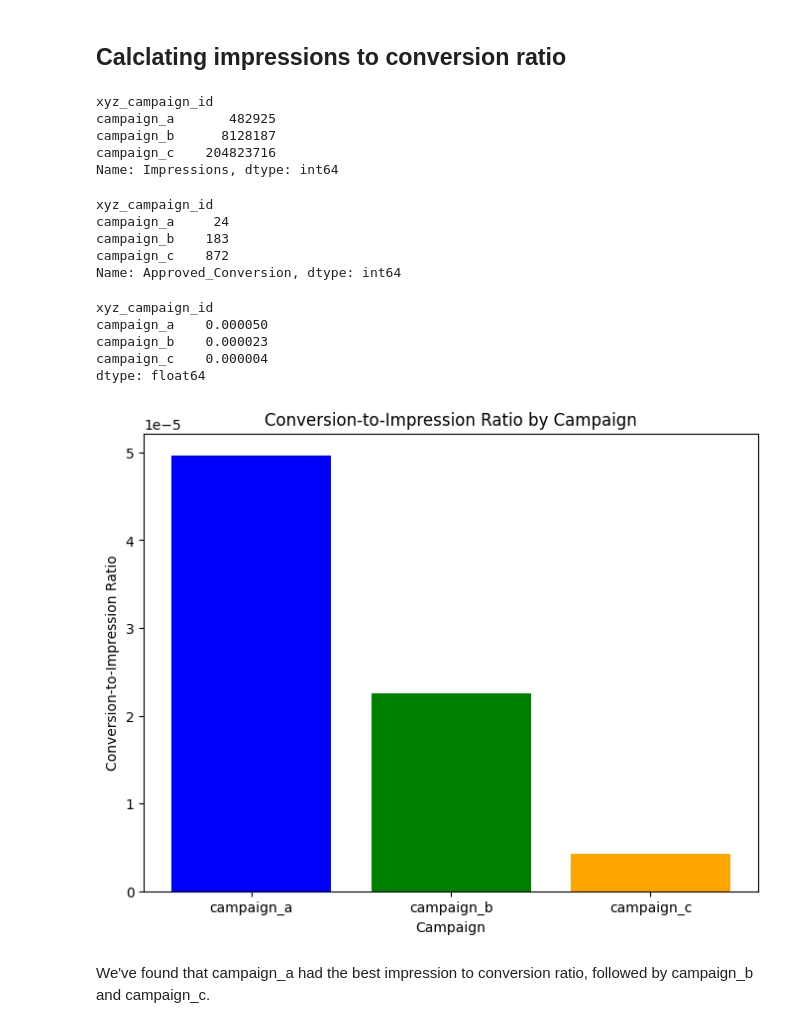
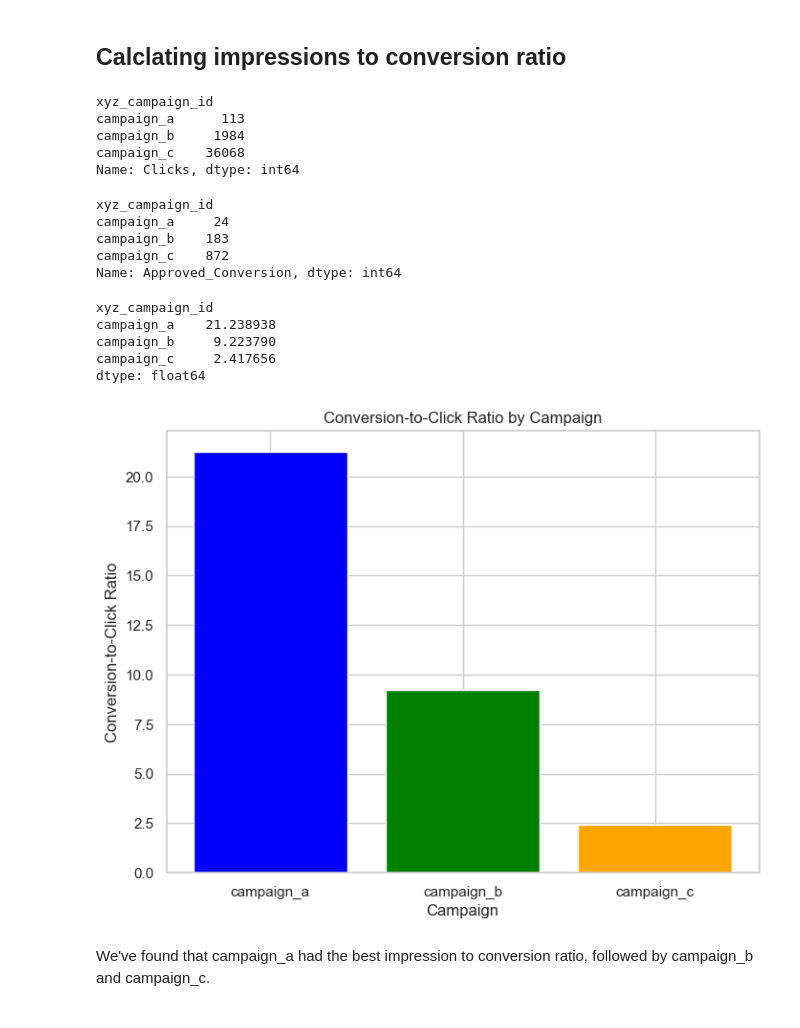
Before and after one commit to joela03/Marketing-EDA, a Jupyter notebook: marketing_eda.ipynb, the cells around one changed output. Saved outputs shown, nothing was run; the diff lists cells and outputs as text; code cells hidden in the pictures.

Commit message:
changed conversion rate to conversion/clicks rather than conversion/impressions

```diff
--- a/marketing_eda.ipynb
+++ b/marketing_eda.ipynb
@@ -111,14 +111,14 @@ Campaign C had the most approved conversions but also had the most ads.
 ## Calclating impressions to conversion ratio
 # %%
 #Counting the number of impressions for each ad campaign
-campaign_impression_count = df.groupby("xyz_campaign_id")["Impressions"].sum()
-print(campaign_impression_count)
+campaign_click_count = df.groupby("xyz_campaign_id")["Clicks"].sum()
+print(campaign_click_count)
 # %% [output]
 xyz_campaign_id
-campaign_a       482925
-campaign_b      8128187
-campaign_c    204823716
-Name: Impressions, dtype: int64
+campaign_a      113
+campaign_b     1984
+campaign_c    36068
+Name: Clicks, dtype: int64
 # %%
 # Counting the number of approved conversions for each campaign
 approved_conversions_by_campaign = df.groupby(
@@ -133,27 +133,27 @@ Name: Approved_Conversion, dtype: int64
 # %%
 # Calculating the ratio between the approved conversions and the number of ads for the campaign
 conversion_to_count_ratio = (
-    approved_conversions_by_campaign / campaign_impression_count).round(10)
+    approved_conversions_by_campaign / campaign_click_count).round(10)*100
 print(conversion_to_count_ratio)
 # %% [output]
 xyz_campaign_id
-campaign_a    0.000050
-campaign_b    0.000023
-campaign_c    0.000004
+campaign_a    21.238938
+campaign_b     9.223790
+campaign_c     2.417656
 dtype: float64
 # %%
 #Visual reprsentation
 plt.figure(figsize=(8, 6))
 plt.bar(conversion_to_count_ratio.index,
         conversion_to_count_ratio.values, color=['blue', 'green', 'orange'])
 
-plt.title('Conversion-to-Impression Ratio by Campaign')
+plt.title('Conversion-to-Click Ratio by Campaign')
 plt.xlabel('Campaign')
-plt.ylabel('Conversion-to-Impression Ratio')
+plt.ylabel('Conversion-to-Click Ratio')
 
 plt.show()
 # %% [output]
-[figure, old version]
+[figure, new version]
 # %% [markdown]
 We've found that campaign_a had the best impression to conversion ratio, followed by campaign_b and campaign_c.
 # %% [markdown]
```
Also changed, not shown: parts of 1 cell of this notebook.
